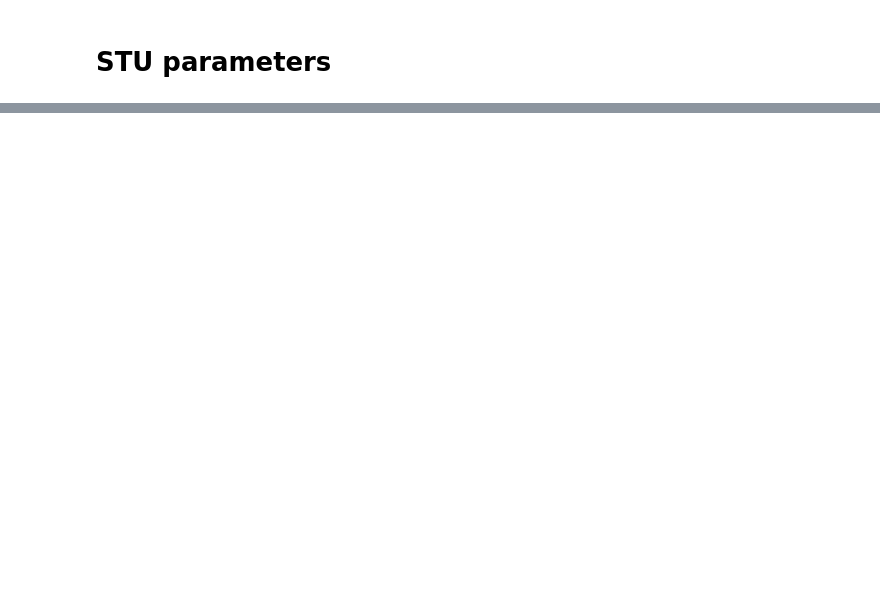
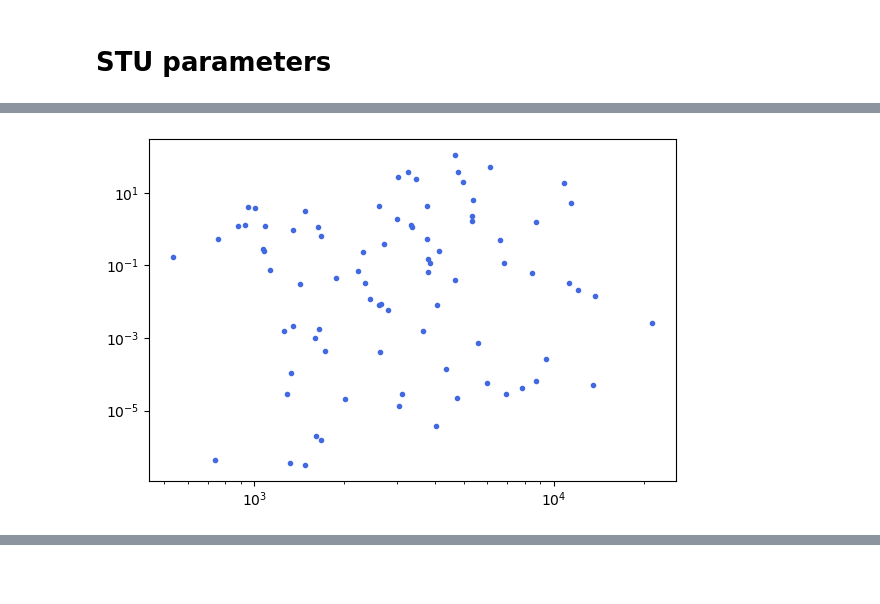
Before and after one commit to davidsuarezr/MDEO, a Jupyter notebook: random-scan-v1.ipynb, the cells around one changed output, grey strips where cells are left out. Cells and saved outputs as stored; diff of their text form; code cells hidden in the pictures; blank space fills up the shorter version.

```diff
--- a/random-scan-v1.ipynb
+++ b/random-scan-v1.ipynb
@@ -444,0 +463,14 @@ plt.show()
+# %%
+plt.figure(figsize=(6,4))
+
+plt.loglog(xd.mXi_1, np.abs(xd['T']), color='royalblue', marker='o',ms=3,linestyle='',label='$\chi_1^0$')
+
+#plt.xlabel(r'$m_i$(GeV)',size=18)
+#plt.ylabel(r'$\xi_i^2\times\langle\sigma v\rangle $ $($cm$^{3} $s$^{-1})$',size=18)
+#plt.legend(prop={'size':12},loc='best')
+
+plt.tight_layout()
+#plt.savefig('plots/sv.pdf')
+plt.show()
+# %% [output]
+[figure, added]
```
Also changed, not shown: parts of 19 cells of this notebook, 9 other files.
